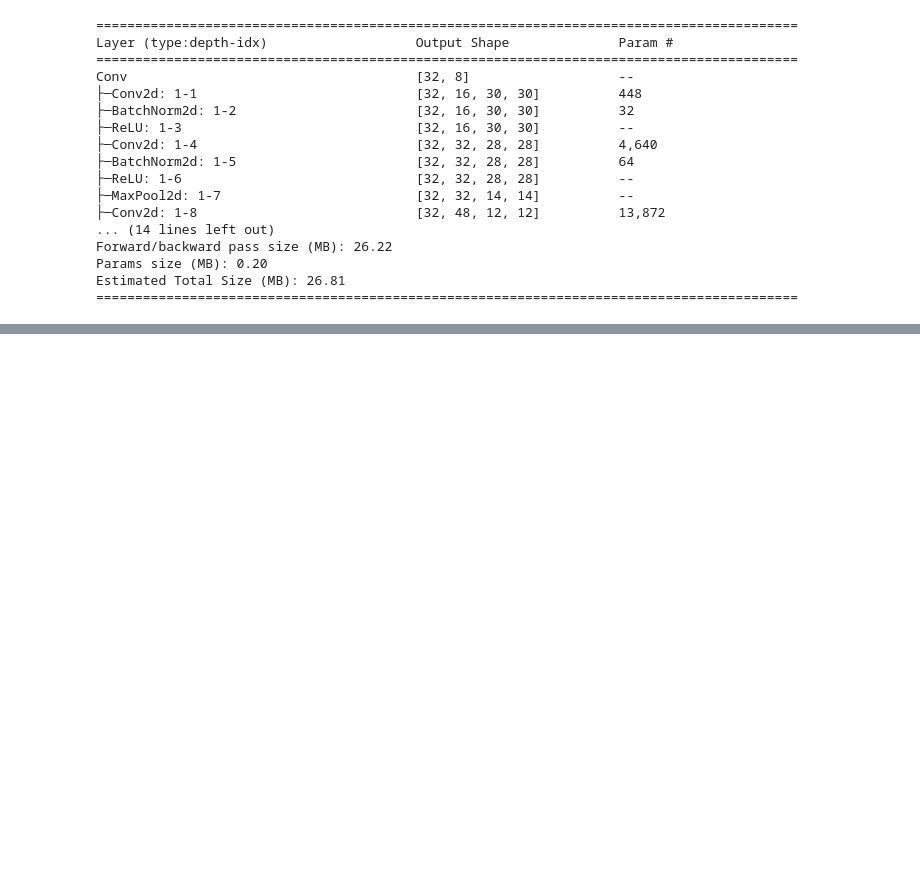
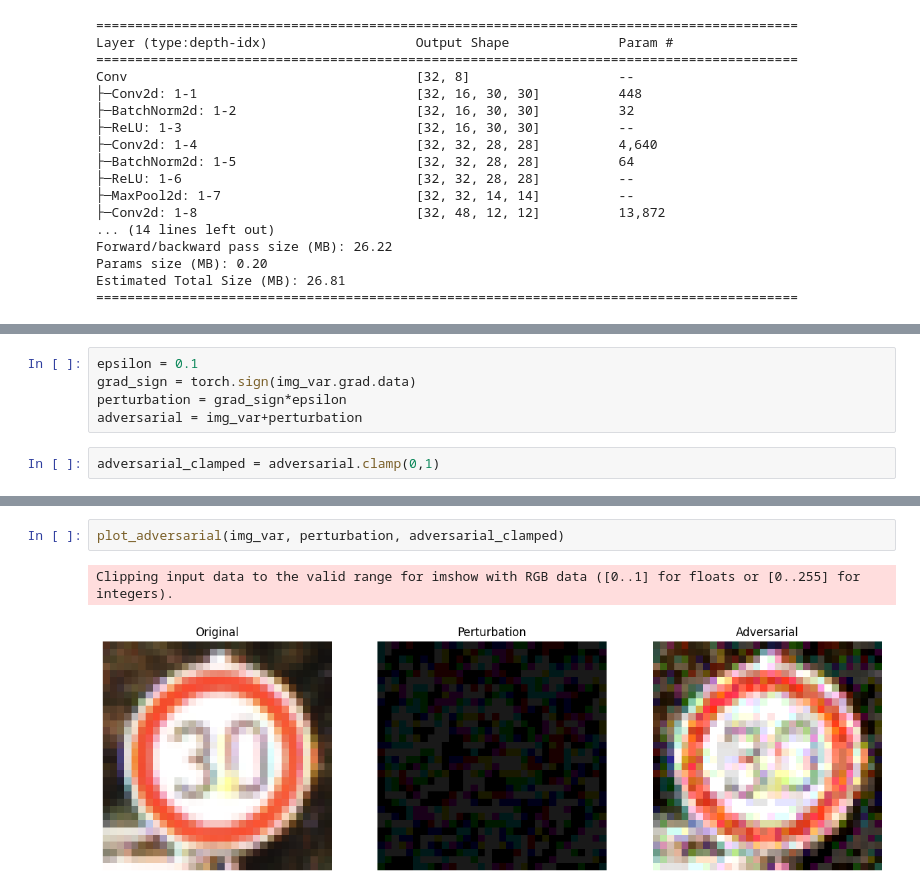
Before and after one commit to PauloPHPC/UMINHO-Visao-por-Computador, a Jupyter notebook: AULA 12/adversarial examples_todo.ipynb, the cells around one changed output, grey strips where cells are left out. Saved outputs shown, nothing was run; the diff lists cells and outputs as text; blank space fills up the shorter version.

```diff
--- a/AULA 12/adversarial examples_todo.ipynb
+++ b/AULA 12/adversarial examples_todo.ipynb
@@ -162,0 +184,7 @@ Estimated Total Size (MB): 26.81
+# %%
+epsilon = 0.1
+grad_sign = torch.sign(img_var.grad.data)
+perturbation = grad_sign*epsilon
+adversarial = img_var+perturbation
+# %%
+adversarial_clamped = adversarial.clamp(0,1)
@@ -162,0 +198,5 @@ Estimated Total Size (MB): 26.81
+# %%
+plot_adversarial(img_var, perturbation, adversarial_clamped)
+# %% [output]
+Clipping input data to the valid range for imshow with RGB data ([0..1] for floats or [0..255] for integers).
+[figure, added]
```
Also changed, not shown: parts of 13 cells of this notebook, 3 other files.
